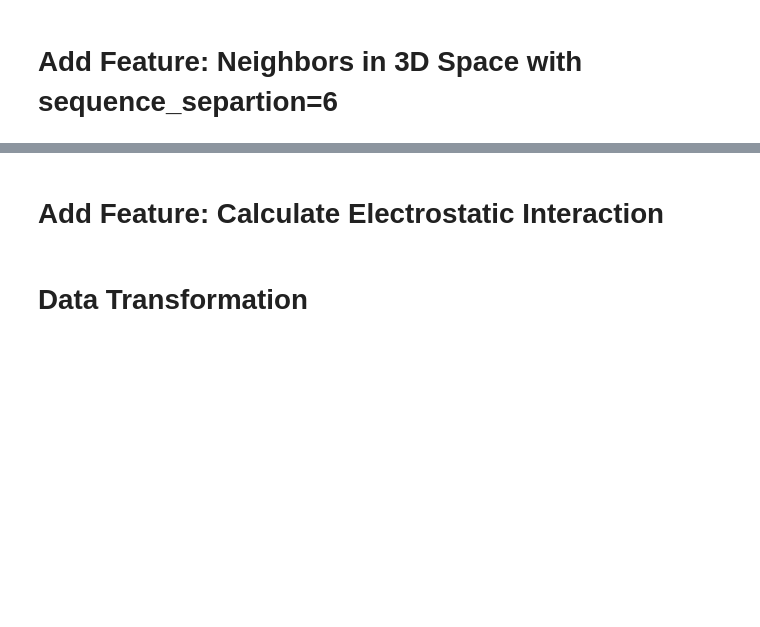
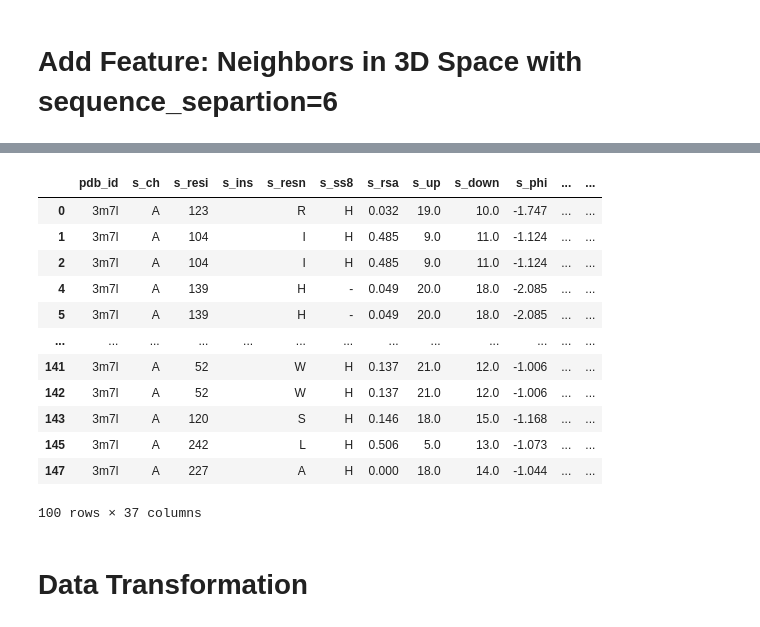
Before and after one commit to patrickab/protein-contacts-classification, a Jupyter notebook: SB_project.ipynb, the cells around one changed output, grey strips where cells are left out. Saved outputs shown, nothing was run; the diff lists cells and outputs as text; code cells hidden in the pictures; blank space fills up the shorter version.

```diff
--- a/SB_project.ipynb
+++ b/SB_project.ipynb
@@ -213,31 +221,29 @@ def compute_residue_names(pdb_id, s_ch, s_resi, t_ch, t_resi):
     source_residue = structure[0][s_ch][s_resi]
     target_residue = structure[0][t_ch][t_resi]
 
-    source_atoms = list(source_residue.get_atoms())
-    target_atoms = list(target_residue.get_atoms())
-
-    ns_source = NeighborSearch(source_atoms)
-    ns_target = NeighborSearch(target_atoms)
+    all_atoms = list(structure.get_atoms())  # Search across the entire structure
+    ns = NeighborSearch(all_atoms)
 
     # Residues within 8.0 Å distance
-    contacts_source = ns_source.search_all(8.0, level="R")
-    contacts_target = ns_target.search_all(8.0, level="R")
-
-    # Combine contacts and remove duplicates
-    relevant_contacts = set(contacts_source) | set(contacts_target)
+    contacts = ns.search_all(8.0, level="R")
 
     # Exclude contacts with sequence separation <= 6
     filtered_contacts = []
-    for res1, res2 in relevant_contacts:
-        res1_id = res1.get_id()[1]  # Residue sequence number
-        res2_id = res2.get_id()[1]  # Residue sequence number
+    for res1, res2 in contacts:
 
-        if abs(res1_id - res2_id) > 6:
-            filtered_contacts.append((res1, res2))
+        is_amino_acid_1 = is_aa(res1)
+        is_amino_acid_2 = is_aa(res2)
+
+        if is_amino_acid_1 and is_amino_acid_2:
+            res1_id = res1.get_id()[1]
+            res2_id = res2.get_id()[1]
+
+            if abs(res1_id - res2_id) > 6:
+                filtered_contacts.append((res1, res2))
 
     # Extract coordinates
-    source_coords = np.array([atom.coord for atom in source_atoms])
-    target_coords = np.array([atom.coord for atom in target_atoms])
+    source_coords = np.array([atom.coord for atom in source_residue.get_atoms()])
+    target_coords = np.array([atom.coord for atom in target_residue.get_atoms()])
 
     min_distance_s, min_distance_t = float('inf'), float('inf')
     s_resn_neighbour, t_resn_neighbour = None, None
@@ -264,8 +270,8 @@ def compute_residue_names(pdb_id, s_ch, s_resi, t_ch, t_resi):
                 min_distance_s = min_distance
                 s_resn_neighbour = other_residue
 
-    return (s_resn_neighbour.get_resname() if s_resn_neighbour else None,
-            t_resn_neighbour.get_resname() if t_resn_neighbour else None)
+    return (s_resn_neighbour.get_resname(),
+            t_resn_neighbour.get_resname())
 
 
 def process_row(row):
@@ -295,7 +301,4 @@ def process_dataset(df, n_jobs=-1):
     return df
 
 
-if not os.path.exists(current_directory + '/data/df_data.pkl'):
-    df = process_dataset(df, path_pdb)
-else:
-    df = pd.read_pickle(current_directory + '/data/df_data.pkl')
+dfh = process_dataset(df.head(100))
@@ -302,2 +315,0 @@ else:
-# %% [markdown]
-# Add Feature: Calculate Electrostatic Interaction
@@ -350,3 +316,19 @@ df['electrostatic_energy'] = computed_energies
+# %%
+dfh
+# %% [output]
+|  | pdb_id | s_ch | s_resi | s_ins | s_resn | s_ss8 | s_rsa | s_up | s_down | s_phi | ... | ... |
+| 0 | 3m7l | A | 123 |  | R | H | 0.032 | 19.0 | 10.0 | -1.747 | ... | ... |
+| 1 | 3m7l | A | 104 |  | I | H | 0.485 | 9.0 | 11.0 | -1.124 | ... | ... |
+| 2 | 3m7l | A | 104 |  | I | H | 0.485 | 9.0 | 11.0 | -1.124 | ... | ... |
+| 4 | 3m7l | A | 139 |  | H | - | 0.049 | 20.0 | 18.0 | -2.085 | ... | ... |
+| 5 | 3m7l | A | 139 |  | H | - | 0.049 | 20.0 | 18.0 | -2.085 | ... | ... |
+| ... | ... | ... | ... | ... | ... | ... | ... | ... | ... | ... | ... | ... |
+| 141 | 3m7l | A | 52 |  | W | H | 0.137 | 21.0 | 12.0 | -1.006 | ... | ... |
+| 142 | 3m7l | A | 52 |  | W | H | 0.137 | 21.0 | 12.0 | -1.006 | ... | ... |
+| 143 | 3m7l | A | 120 |  | S | H | 0.146 | 18.0 | 15.0 | -1.168 | ... | ... |
+| 145 | 3m7l | A | 242 |  | L | H | 0.506 | 5.0 | 13.0 | -1.073 | ... | ... |
+| 147 | 3m7l | A | 227 |  | A | H | 0.000 | 18.0 | 14.0 | -1.044 | ... | ... |
+100 rows × 37 columns
 # %% [markdown]
 # Data Transformation
 # %%
```
Also changed, not shown: parts of 3 cells of this notebook.
